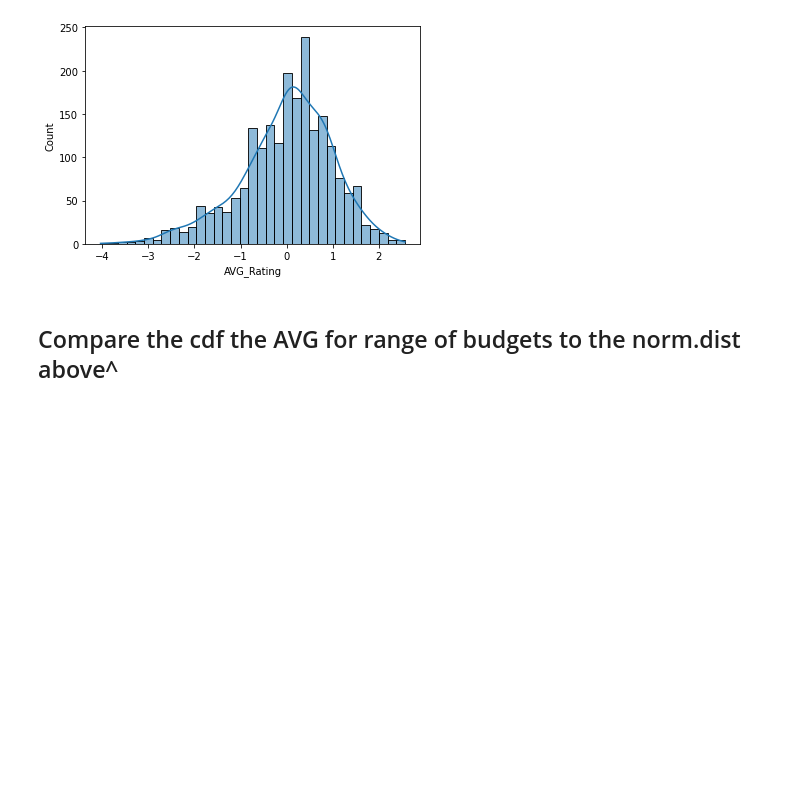
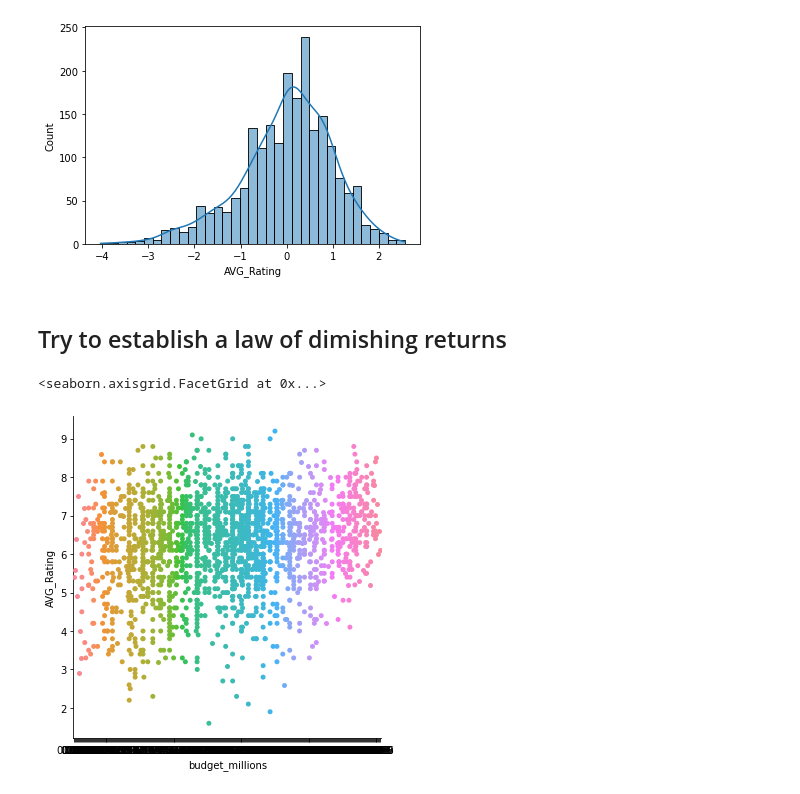
Before and after one commit to hixtape1212/Group6Consulting_CapstoneRepo, a Jupyter notebook: CIforBudget&Rating.ipynb, the cells around one changed output. Cells and saved outputs as stored; diff of their text form; code cells hidden in the pictures; blank space fills up the shorter version.

Commit message:
Finishing up for the night, Will start tomorrow with finalizing the df

```diff
--- a/CIforBudget&Rating.ipynb
+++ b/CIforBudget&Rating.ipynb
@@ -197,5 +193,3 @@ sns.histplot(norm_avgrating, kde=True)
 # %% [output]
 <AxesSubplot:xlabel='AVG_Rating', ylabel='Count'>
 [figure]
-# %% [markdown]
-## Compare the cdf the AVG for range of budgets to the norm.dist above^
@@ -210,0 +196,11 @@ avg_rating_std = df_final.AVG_Rating.std()
+# %% [markdown]
+## Try to establish a law of dimishing returns
+# %%
+### Line graph. Avg rating and x is the budget
+budget = pd.qcut(df_final.budget_millions, q=100, duplicates='drop')
+rating = df_final.groupby(budget)['AVG_Rating'].mean()
+
+sns.catplot(data=df_final, x='budget_millions', y='AVG_Rating')
+# %% [output]
+<seaborn.axisgrid.FacetGrid at 0x...>
+[figure, added]
```
Also changed, not shown: parts of 2 cells of this notebook.
